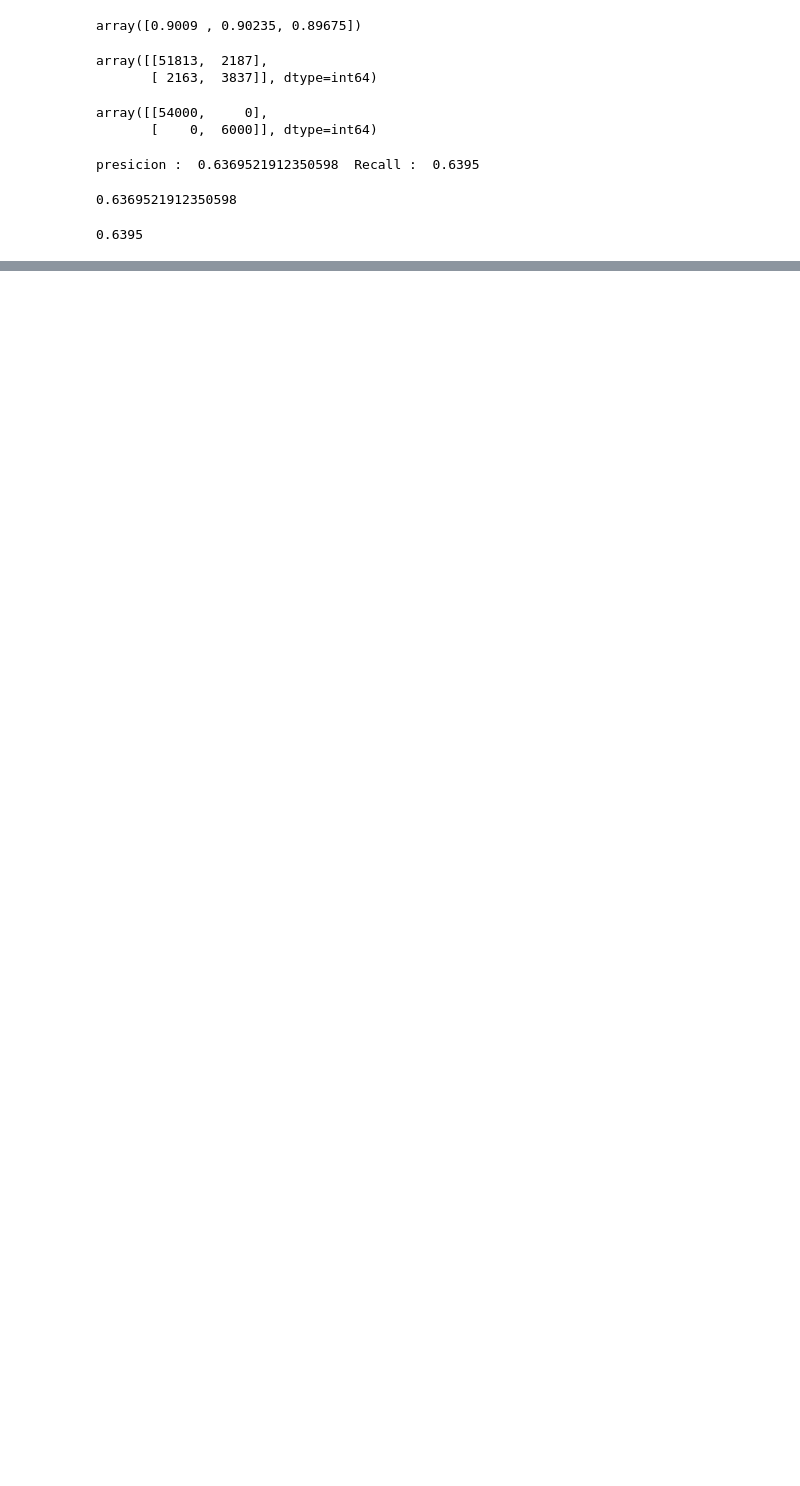
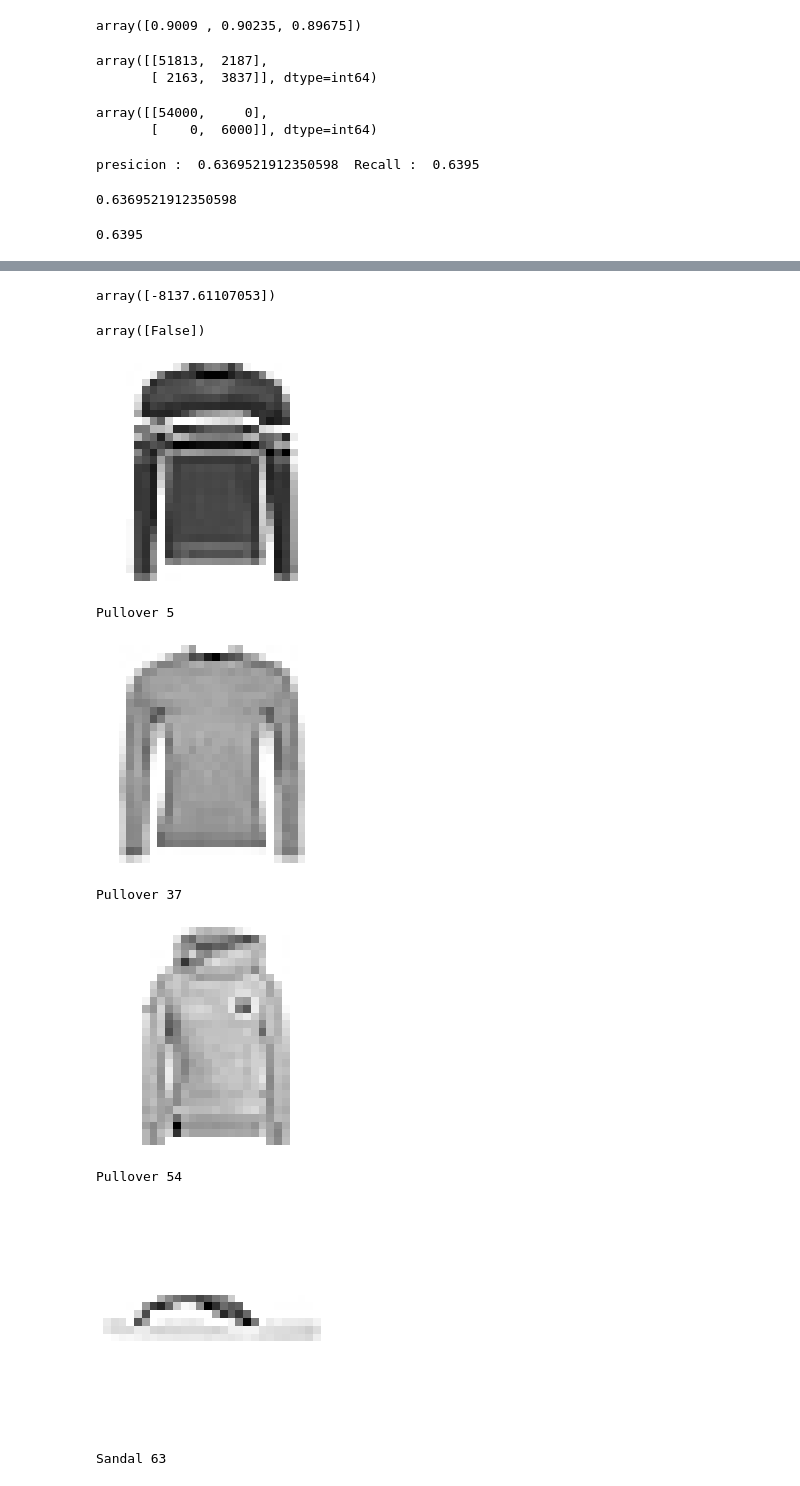
Before and after one commit to mike-tr/ML_uni_project, a Jupyter notebook: project.ipynb, the cells around one changed output, grey strips where cells are left out. Saved outputs shown, nothing was run; the diff lists cells and outputs as text; code cells hidden in the pictures; blank space fills up the shorter version.

```diff
--- a/project.ipynb
+++ b/project.ipynb
@@ -16,7 +16,7 @@ import os
 # to make this notebook's output stable across runs
 np.random.seed(42)
 
-LOAD_FILES = true
+LOAD_FILES = False
 
 # To plot pretty figures
 %matplotlib inline
@@ -43,6 +43,13 @@ def save_fig(fig_id, tight_layout=True, fig_extension="png", resolution=300):
     plt.savefig(path, format=fig_extension, dpi=resolution)
 # %%
 from sklearn.datasets import fetch_openml
-mnist = fetch_openml('Fashion-MNIST', version=1)
+import numpy as np
+
+f = open("filename.txt")
+
+if(LOAD_FILES):
+    mnist = fetch_openml('Fashion-MNIST', version=1)
+else:
+    mnist = np.loadtxt("fmnist.csv",  delimiter=",")
 mnist.keys()
 # %% [output]
@@ -293,0 +300,29 @@ f1_score(y_train_pullover, y_train_pred)
+# %%
+y_scores = sgd_clf.decision_function([X[7]])
+y_scores
+
+threshold = -200
+y_some_digit_pred = (y_scores > threshold)
+y_some_digit_pred
+
+arr = []
+r = 100
+for i in range(0, r):
+    #y_test_pullover[i]
+    arr.insert(i, X[i])
+arr = sgd_clf.decision_function(arr)
+
+for i in range(0, r):
+    if(arr[i] > threshold):
+        ShowImage(i)
+# %% [output]
+array([-8137.61107053])
+array([False])
+[figure, added]
+Pullover 5
+[figure, added]
+Pullover 37
+[figure, added]
+Pullover 54
+[figure, added]
+Sandal 63
```
Also changed, not shown: parts of 13 cells of this notebook, 2 other files.
